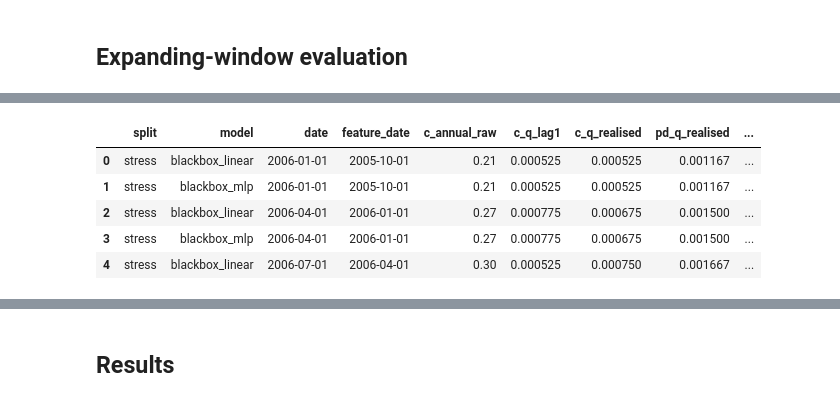
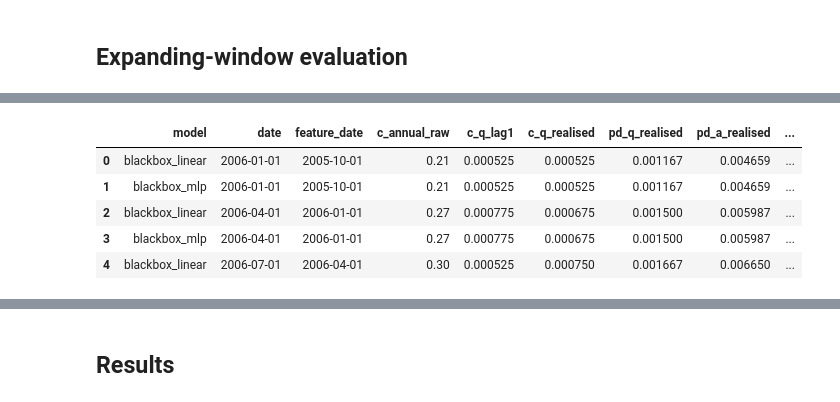
Before and after one commit to okeeffe-hannah/Decision_Focused_Learning_for_Capital_Allocation, a Jupyter notebook: dfl_for_capital_allocation/empirical/notebooks/03_black_box_empirical.ipynb, the cells around one changed output, grey strips where cells are left out. Drawn from its saved outputs; the diff is of its cells as text; code cells hidden in the pictures.

```diff
--- a/dfl_for_capital_allocation/empirical/notebooks/03_black_box_empirical.ipynb
+++ b/dfl_for_capital_allocation/empirical/notebooks/03_black_box_empirical.ipynb
@@ -70,9 +70,8 @@ PD_A_CLIP_HIGH = 0.99
 ALPHA_BOUNDS = (float(CONST["alpha_bounds_min"]), float(CONST["alpha_bounds_max"]))
 ALPHA_OPT_XATOL = float(CONST["alpha_opt_xatol"])
 
-# Evaluation splits (can separate expanding-window experiments)
-SPLIT_NAME = "stress"
-SPLIT_CFG = {"first_test_date": "2006-01-01"}
+# Expanding-window evaluation
+FIRST_TEST_DATE = "2006-01-01"
 # %% [markdown]
 ## Quarterly PD, Basel IRB, and allocation objective
 # %%
@@ -167,7 +166,7 @@ Lag features included: c_q_lag1 and current-quarter c_q; PD columns excluded.
 # %% [markdown]
 ## Expanding-window evaluation
 # %%
-def build_result_row_alpha(base_row, alpha_hat_raw, model_name, split_name, alpha_hat_std=float("nan")):
+def build_result_row_alpha(base_row, alpha_hat_raw, model_name, alpha_hat_std=float("nan")):
     alpha_hat = float(np.clip(alpha_hat_raw, ALPHA_BOUNDS[0], ALPHA_BOUNDS[1]))
     c_q_realised = float(base_row["c_q_realised"])
     pd_q_realised = float(base_row["pd_q_realised"])
@@ -177,7 +176,7 @@ def build_result_row_alpha(base_row, alpha_hat_raw, model_name, split_name, alph
     oracle_components = decision_components(alpha_oracle, c_q=c_q_realised, pd_a=pd_a_realised)
     regret = utility_oracle - realised_components["utility"]
     nan = float("nan")
-    return {"split": split_name, "model": model_name, "date": pd.to_datetime(base_row["target_date"]),
+    return {"model": model_name, "date": pd.to_datetime(base_row["target_date"]),
             "feature_date": pd.to_datetime(base_row[DATE_COL]), "c_annual_raw": float(base_row["c_annual_raw_next"]),
             "c_q_lag1": float(base_row["c_q_lag1"]),
             "c_q_realised": c_q_realised, "pd_q_realised": pd_q_realised, "pd_a_realised": pd_a_realised,
@@ -192,26 +191,21 @@ def build_result_row_alpha(base_row, alpha_hat_raw, model_name, split_name, alph
             "shortfall_predicted_at_hat": nan}
 
 
-def resolve_first_test_idx(df, split_cfg):
-    if "initial_train_frac" in split_cfg:
-        first_test_idx = int(np.floor(len(df) * float(split_cfg["initial_train_frac"])))
-    elif "first_test_date" in split_cfg:
-        mask = (df["target_date"] >= pd.Timestamp(split_cfg["first_test_date"])).to_numpy()
-        if not mask.any():
-            raise ValueError("first_test_date is after the last available target date.")
-        first_test_idx = int(np.flatnonzero(mask)[0])
-    else:
-        raise ValueError("Split config needs 'initial_train_frac' or 'first_test_date'.")
+def resolve_first_test_idx(df, first_test_date):
+    mask = (df["target_date"] >= pd.Timestamp(first_test_date)).to_numpy()
+    if not mask.any():
+        raise ValueError("first_test_date is after the last available target date.")
+    first_test_idx = int(np.flatnonzero(mask)[0])
     if first_test_idx < 30 or len(df) - first_test_idx < 5:
-        raise ValueError(f"Split leaves too little data: first_test_idx={first_test_idx} of {len(df)}.")
+        raise ValueError(f"Evaluation leaves too little data: first_test_idx={first_test_idx} of {len(df)}.")
     return first_test_idx
 
 
-def run_expanding_window_pd_irb(df, feature_cols, split_name, split_cfg, model_cfg=BB_MODEL_CFG,
+def run_expanding_window_pd_irb(df, feature_cols, first_test_date, model_cfg=BB_MODEL_CFG,
                                 return_history=True, stability_reference_X=None):
-    first_test_idx = resolve_first_test_idx(df, split_cfg)
+    first_test_idx = resolve_first_test_idx(df, first_test_date)
     total = len(df) - first_test_idx
-    print(f"[{split_name}] first test target: {pd.Timestamp(df['target_date'].iloc[first_test_idx]).date()}, "
+    print(f"First test target: {pd.Timestamp(df['target_date'].iloc[first_test_idx]).date()}, "
           f"{total} windows, {first_test_idx} initial training obs")
     records, histories = [], []
     stability_linear_rows, stability_mlp_rows = [], []
@@ -232,12 +226,12 @@ def run_expanding_window_pd_irb(df, feature_cols, split_name, split_cfg, model_c
             model_cfg, DCFG, return_history=True)
         records.append(build_result_row_alpha(
             test_row, float(blackbox_model.predict_alpha(bb_linear_model, x_test)[0]),
-            "blackbox_linear", split_name))
+            "blackbox_linear"))
 
         if stability_reference_X is not None:
             _x_ref_lin = scaler.transform(stability_reference_X)
             _ref_pred_lin = blackbox_model.predict_alpha(bb_linear_model, _x_ref_lin)
-            _row_lin = {"split": split_name, "refit_step": test_idx - first_test_idx,
+            _row_lin = {"refit_step": test_idx - first_test_idx,
                         "test_date": pd.to_datetime(test_row["target_date"]),
                         "train_end_date": pd.to_datetime(train_df[DATE_COL].iloc[-1]),
                         "n_train": len(train_df)}
@@ -249,14 +243,14 @@ def run_expanding_window_pd_irb(df, feature_cols, split_name, split_cfg, model_c
             x_train, c_next_tr, k_next_tr, u_oracle_tr, alpha_oracle_tr, model_cfg, DCFG,
             seeds=BB_SEEDS, return_history=True)
         bb_mean, bb_std = blackbox_model.predict_alpha_ensemble(bb_mlp_models, x_test)
-        records.append(build_result_row_alpha(test_row, float(bb_mean[0]), "blackbox_mlp", split_name,
+        records.append(build_result_row_alpha(test_row, float(bb_mean[0]), "blackbox_mlp",
                                               alpha_hat_std=float(bb_std[0])))
 
         if stability_reference_X is not None:
             _x_ref = scaler.transform(stability_reference_X)
             _member_alpha = np.stack([blackbox_model.predict_alpha(m, _x_ref) for m in bb_mlp_models], axis=0)
             _ref_mean, _ref_std = _member_alpha.mean(axis=0), _member_alpha.std(axis=0)
-            _row = {"split": split_name, "refit_step": test_idx - first_test_idx,
+            _row = {"refit_step": test_idx - first_test_idx,
                     "test_date": pd.to_datetime(test_row["target_date"]),
                     "train_end_date": pd.to_datetime(train_df[DATE_COL].iloc[-1]), "n_train": len(train_df)}
             for _i, (_m, _s) in enumerate(zip(_ref_mean, _ref_std)):
@@ -270,14 +264,13 @@ def run_expanding_window_pd_irb(df, feature_cols, split_name, split_cfg, model_c
             for hist in (bb_linear_hist, bb_mlp_hist):
                 if hist is not None:
                     hist = hist.copy()
-                    hist["split"] = split_name
                     hist["test_date"] = pd.to_datetime(test_row["target_date"])
                     hist["train_end_date"] = pd.to_datetime(train_df[DATE_COL].iloc[-1])
                     histories.append(hist)
 
         done = test_idx - first_test_idx + 1
         if done % 5 == 0 or test_idx == len(df) - 1:
-            print(f"[{split_name}] completed {done}/{total} windows ({time.time() - t0:.0f}s elapsed)")
+            print(f"Completed {done}/{total} windows ({time.time() - t0:.0f}s elapsed)")
     pred_long = pd.DataFrame(records).sort_values(["date", "model"]).reset_index(drop=True)
     history = pd.concat(histories, ignore_index=True) if histories else pd.DataFrame()
     stability_linear = pd.DataFrame(stability_linear_rows)
@@ -285,23 +278,16 @@ def run_expanding_window_pd_irb(df, feature_cols, split_name, split_cfg, model_c
     return pred_long, history, stability_linear, stability_mlp
 
 
-STABILITY_N_REFERENCE_POINTS = 24
-STABILITY_REFERENCE_SEED = 7
-df["date"] = df[DATE_COL]
-STABILITY_REF_X, STABILITY_REF_DATES = blackbox_model.select_stability_reference_points(
-    df, feature_cols, STABILITY_N_REFERENCE_POINTS, STABILITY_REFERENCE_SEED)
+#STABILITY_REFERENCE_SEED = 7
+#STABILITY_N_REFERENCE_POINTS = 24
+#df["date"] = df[DATE_COL]
+#STABILITY_REF_X, STABILITY_REF_DATES = blackbox_model.select_stability_reference_points(
+#    df, feature_cols, STABILITY_N_REFERENCE_POINTS, STABILITY_REFERENCE_SEED)
 
-split_frames, split_histories, split_stability_linear, split_stability_mlp = [], [], [], []
-split_name, split_cfg = SPLIT_NAME, SPLIT_CFG
+STABILITY_REF_X, STABILITY_REF_DATES = df[feature_cols].to_numpy(dtype=float), df[DATE_COL].to_numpy()
+
 pl, th, sl, sm = run_expanding_window_pd_irb(
-    df, feature_cols, split_name, split_cfg, stability_reference_X=STABILITY_REF_X)
-split_frames.append(pl)
-split_histories.append(th)
-split_stability_linear.append(sl)
-split_stability_mlp.append(sm)
-pred_long = pd.concat(split_frames, ignore_index=True)
-training_history = pd.concat([h for h in split_histories if not h.empty], ignore_index=True)
-stability_linear = pd.concat([s for s in split_stability_linear if not s.empty], ignore_index=True)
-stability_mlp = pd.concat([s for s in split_stability_mlp if not s.empty], ignore_index=True)
+    df, feature_cols, FIRST_TEST_DATE, stability_reference_X=STABILITY_REF_X)
+pred_long, training_history, stability_linear, stability_mlp = pl, th, sl, sm
 display(pred_long.head())
 # %% [output]
@@ -326,6 +312,6 @@ display(pred_long.head())
-|  | split | model | date | feature_date | c_annual_raw | c_q_lag1 | c_q_realised | pd_q_realised | ... |
-| 0 | stress | blackbox_linear | 2006-01-01 | 2005-10-01 | 0.21 | 0.000525 | 0.000525 | 0.001167 | ... |
-| 1 | stress | blackbox_mlp | 2006-01-01 | 2005-10-01 | 0.21 | 0.000525 | 0.000525 | 0.001167 | ... |
-| 2 | stress | blackbox_linear | 2006-04-01 | 2006-01-01 | 0.27 | 0.000775 | 0.000675 | 0.001500 | ... |
-| 3 | stress | blackbox_mlp | 2006-04-01 | 2006-01-01 | 0.27 | 0.000775 | 0.000675 | 0.001500 | ... |
-| 4 | stress | blackbox_linear | 2006-07-01 | 2006-04-01 | 0.30 | 0.000525 | 0.000750 | 0.001667 | ... |
+|  | model | date | feature_date | c_annual_raw | c_q_lag1 | c_q_realised | pd_q_realised | pd_a_realised | ... |
+| 0 | blackbox_linear | 2006-01-01 | 2005-10-01 | 0.21 | 0.000525 | 0.000525 | 0.001167 | 0.004659 | ... |
+| 1 | blackbox_mlp | 2006-01-01 | 2005-10-01 | 0.21 | 0.000525 | 0.000525 | 0.001167 | 0.004659 | ... |
+| 2 | blackbox_linear | 2006-04-01 | 2006-01-01 | 0.27 | 0.000775 | 0.000675 | 0.001500 | 0.005987 | ... |
+| 3 | blackbox_mlp | 2006-04-01 | 2006-01-01 | 0.27 | 0.000775 | 0.000675 | 0.001500 | 0.005987 | ... |
+| 4 | blackbox_linear | 2006-07-01 | 2006-04-01 | 0.30 | 0.000525 | 0.000750 | 0.001667 | 0.006650 | ... |
```
Also changed, not shown: parts of 5 cells of this notebook, 2 other files.
